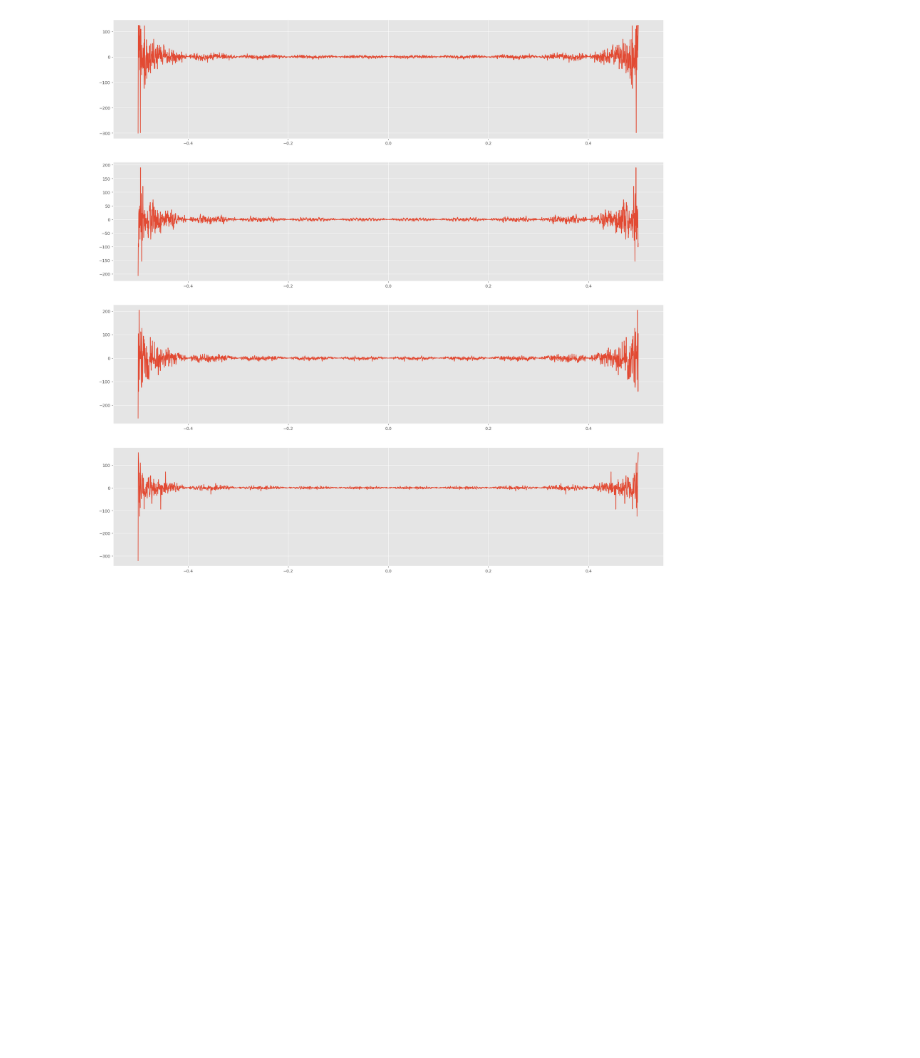
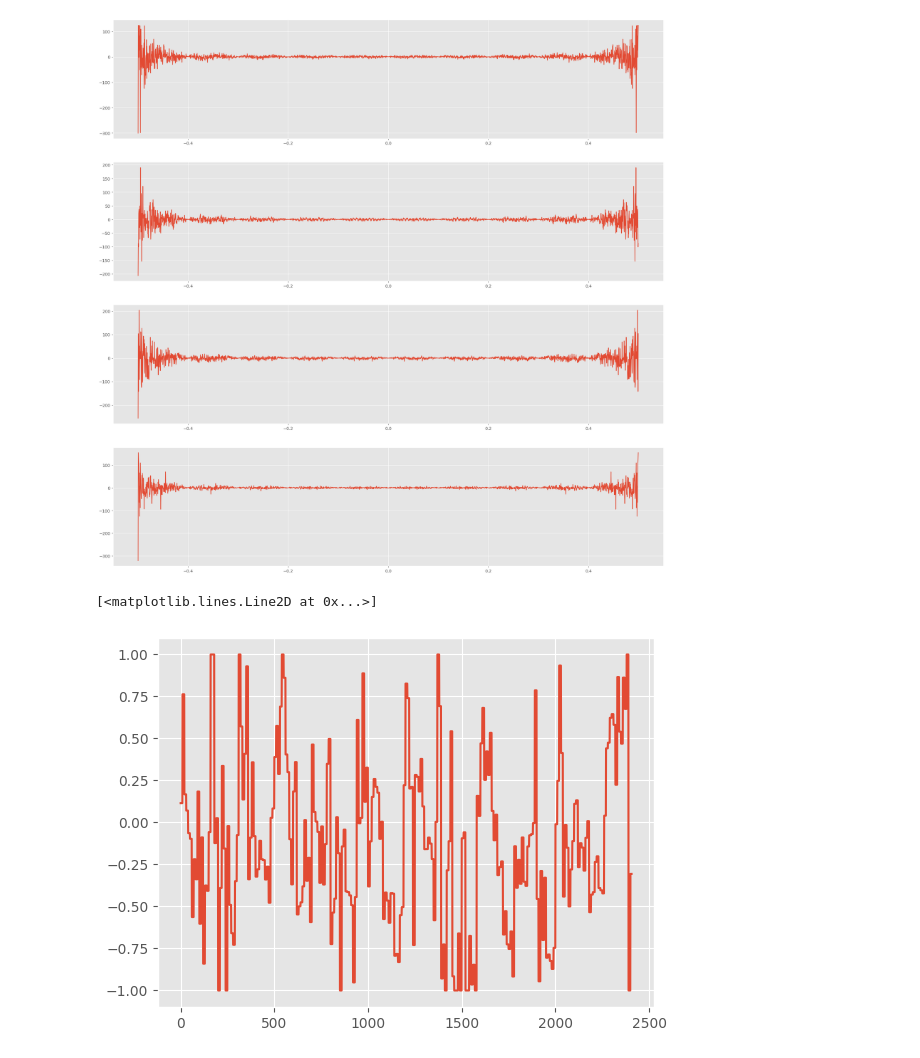
Before and after one commit to tcarausu/SwarmRobots, a Jupyter notebook: envs/analyze.ipynb, the cells around one changed output. Saved outputs shown, nothing was run; the diff lists cells and outputs as text; code cells hidden in the pictures; blank space fills up the shorter version.

```diff
--- a/envs/analyze.ipynb
+++ b/envs/analyze.ipynb
@@ -154,3 +137,13 @@ for i in range(len(numbers)):
 # axs[1].plot(ifft(v_hat))
 # %% [output]
 [figure]
+# %%
+
+# with open('../FreeCommunicationLog/BigMaze/Communication_Test'+s+'.txt', 'r') as f:
+with open('../Communication_Test.txt', 'r') as f:
+    l = [float(line[:-1].replace(",",".")) for line in f]
+
+plt.plot(l)
+# %% [output]
+[<matplotlib.lines.Line2D at 0x...>]
+[figure, added]
```
Also changed, not shown: parts of 7 cells of this notebook, 31 other files.
